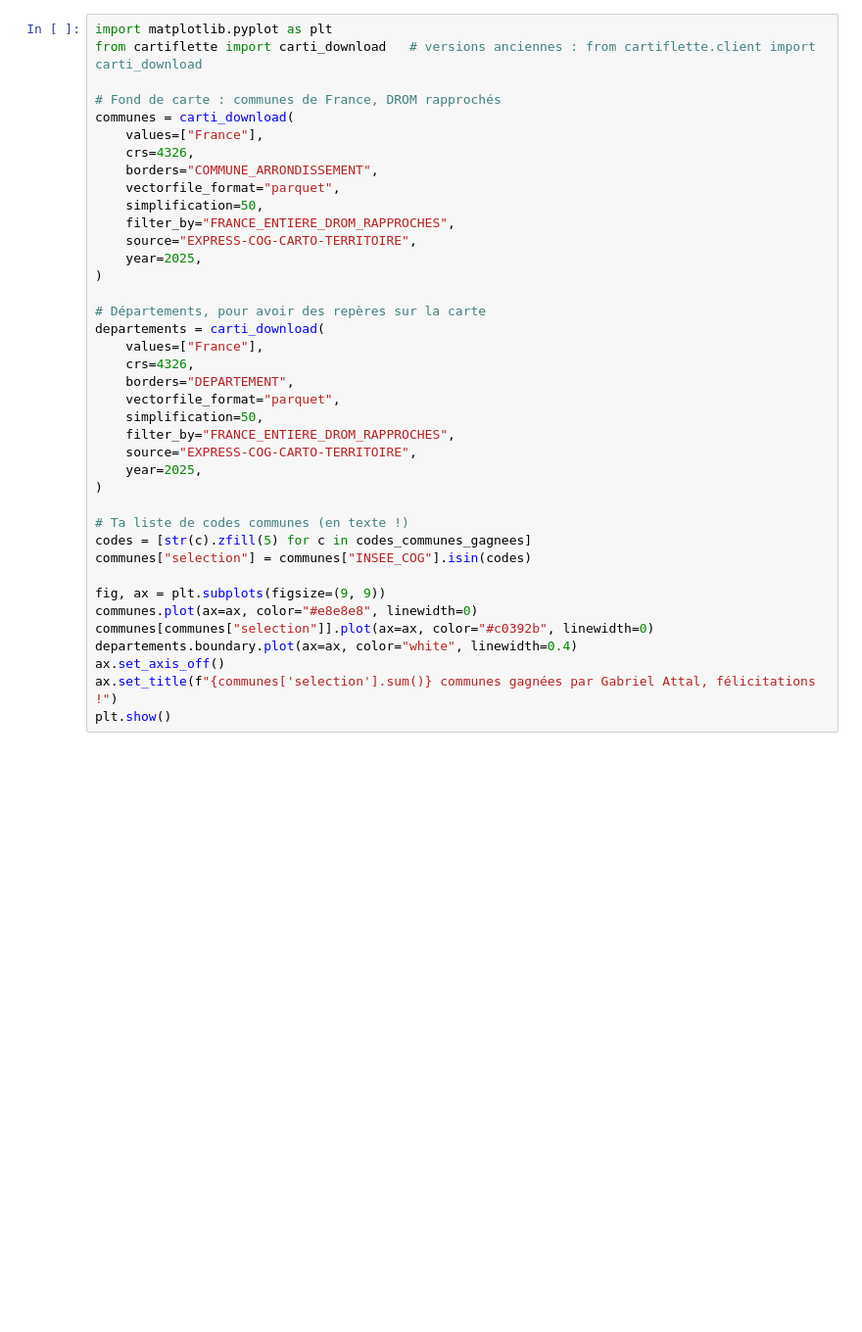
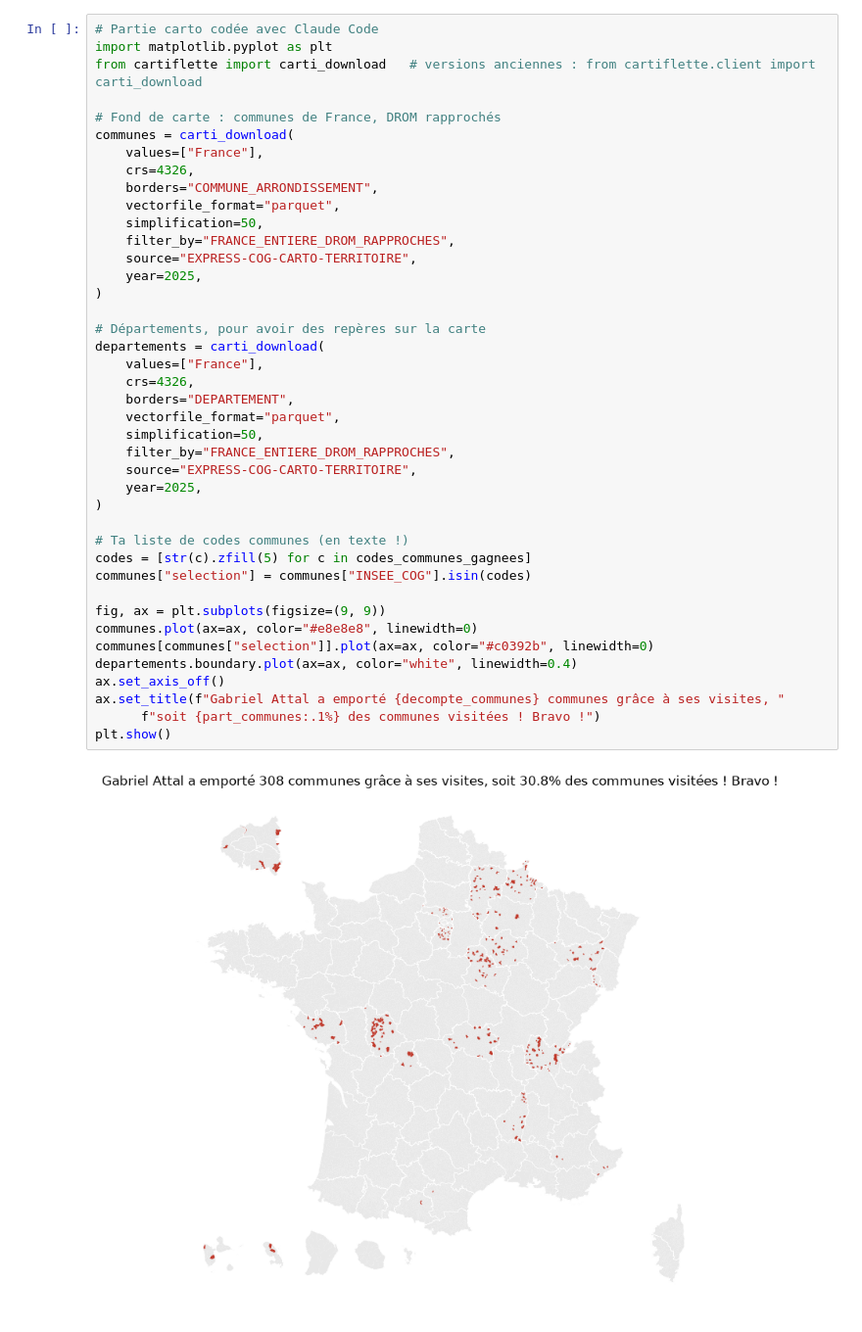
Before and after one commit to nelissanne/bistrots-et-bulletins, a Jupyter notebook: analyse/2.projection_Attal_1000_bistrots.ipynb, the cells around one changed output. Shown at 98% size. Drawn from its saved outputs; the diff is of its cells as text; blank space fills up the shorter version.

```diff
--- a/analyse/2.projection_Attal_1000_bistrots.ipynb
+++ b/analyse/2.projection_Attal_1000_bistrots.ipynb
@@ -69,4 +88,5 @@ print(f"Gabriel Attal a emporté {decompte_communes} communes grâce à ses visi
 # %%
+# Partie carto codée avec Claude Code
 import matplotlib.pyplot as plt
 from cartiflette import carti_download   # versions anciennes : from cartiflette.client import carti_download
 
@@ -77,34 +97,37 @@ communes = carti_download(
     borders="COMMUNE_ARRONDISSEMENT",
     vectorfile_format="parquet",
     simplification=50,
     filter_by="FRANCE_ENTIERE_DROM_RAPPROCHES",
     source="EXPRESS-COG-CARTO-TERRITOIRE",
     year=2025,
 )
 
 # Départements, pour avoir des repères sur la carte
 departements = carti_download(
     values=["France"],
     crs=4326,
     borders="DEPARTEMENT",
     vectorfile_format="parquet",
     simplification=50,
     filter_by="FRANCE_ENTIERE_DROM_RAPPROCHES",
     source="EXPRESS-COG-CARTO-TERRITOIRE",
     year=2025,
 )
 
 # Ta liste de codes communes (en texte !)
 codes = [str(c).zfill(5) for c in codes_communes_gagnees]
 communes["selection"] = communes["INSEE_COG"].isin(codes)
 
 fig, ax = plt.subplots(figsize=(9, 9))
 communes.plot(ax=ax, color="#e8e8e8", linewidth=0)
 communes[communes["selection"]].plot(ax=ax, color="#c0392b", linewidth=0)
 departements.boundary.plot(ax=ax, color="white", linewidth=0.4)
 ax.set_axis_off()
-ax.set_title(f"{communes['selection'].sum()} communes gagnées par Gabriel Attal, félicitations !")
+ax.set_title(f"Gabriel Attal a emporté {decompte_communes} communes grâce à ses visites, "
+      f"soit {part_communes:.1%} des communes visitées ! Bravo !")
 plt.show()
+# %% [output]
+[figure, added]
 # %%
 # Modélisation plus complexe (à transformer en version interactive ?)
 
```
Also changed, not shown: parts of 6 cells of this notebook, 1 other file.
